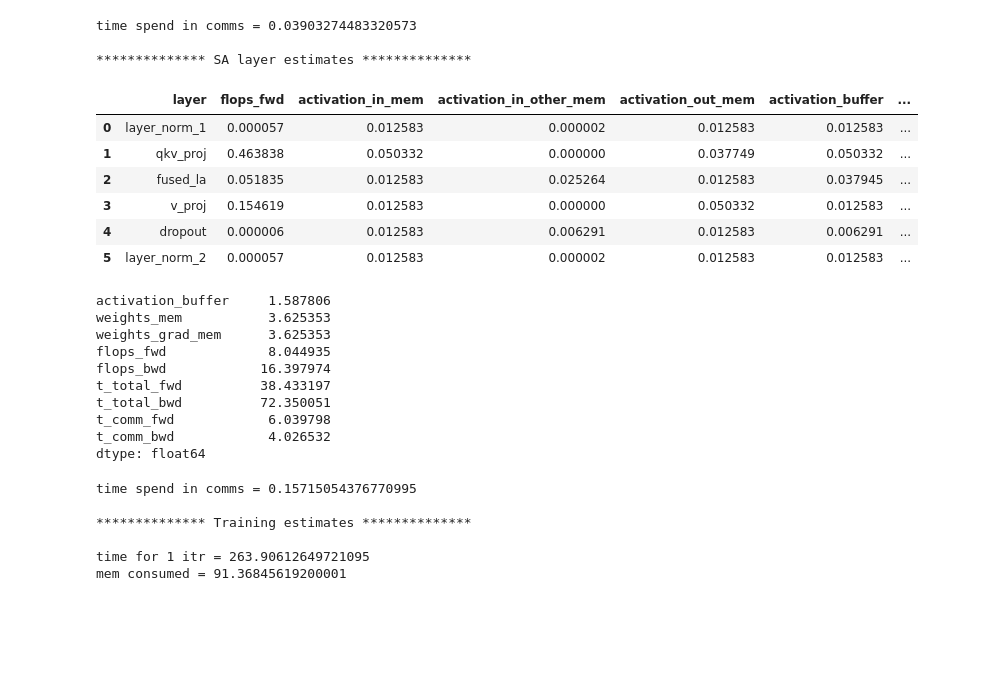
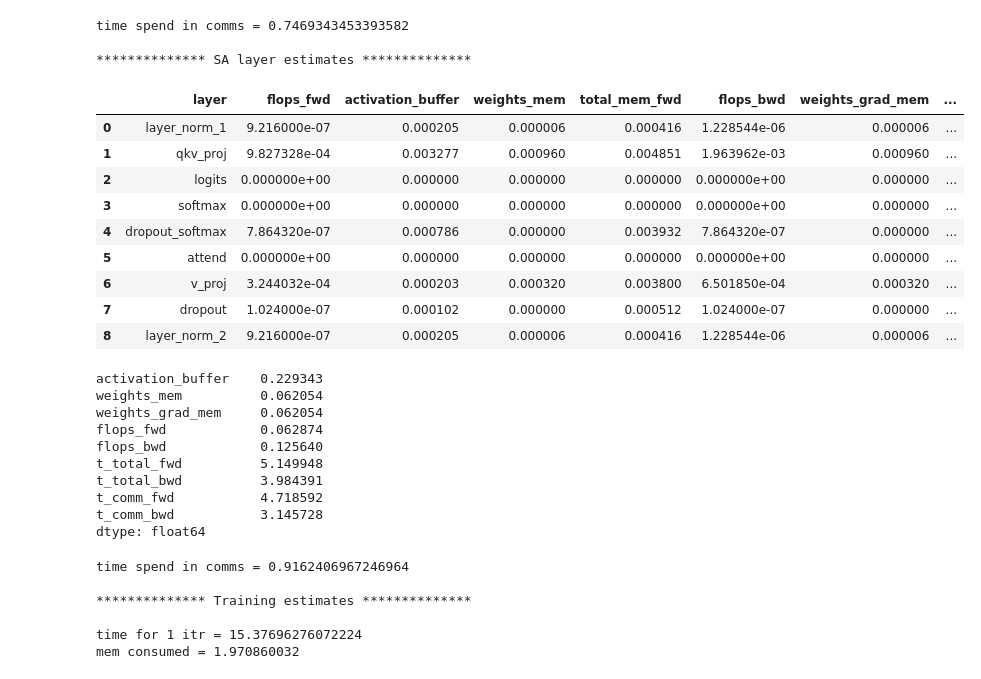
Before and after one commit to ShashankSubramanian/transformer-perf-estimates, a Jupyter notebook: transformer_estimates.ipynb, the cells around one changed output. Drawn from its saved outputs; the diff is of its cells as text; code cells hidden in the pictures; blank space fills up the shorter version.

Commit message:
added 2d to logit-attend, some bw bugfixes, 2d notebook updates

```diff
--- a/transformer_estimates.ipynb
+++ b/transformer_estimates.ipynb
@@ -39,15 +39,15 @@ def compute_timings_and_stats(summary, system):
     use_empirical = False
     summary['comm_topology'] = summary.apply(lambda x: get_topology(x["comm_size"], system=system), axis=1)
     summary['t_comm_fwd'] = summary.apply(lambda x: get_time_comm(x["comm_fwd"],
-                                                                  n_gpus=x["comm_size"],
-                                                                  comm_type=x["comm_fwd_type"],
-                                                                  topology=x["comm_topology"],
+                                                                  n_gpuss=x["comm_size"],
+                                                                  comm_types=x["comm_fwd_type"],
+                                                                  topologys=x["comm_topology"],
                                                                   empirical=use_empirical,
                                                                   system=system), axis=1)
     summary['t_comm_bwd'] = summary.apply(lambda x: get_time_comm(x["comm_bwd"],
-                                                                  n_gpus=x["comm_size"],
-                                                                  comm_type=x["comm_bwd_type"],
-                                                                  topology=x["comm_topology"],
+                                                                  n_gpuss=x["comm_size"],
+                                                                  comm_types=x["comm_bwd_type"],
+                                                                  topologys=x["comm_topology"],
                                                                   empirical=use_empirical,
                                                                   system=system), axis=1)
 
@@ -274,7 +274,7 @@ def self_attention_estimates(b, l, e, h, element_size=4E-6, mask_element_size=1E
         ######################################################################################################################################################
         ######################################################################################################################################################
 
-        stats = softmax_estimates(b, l, h // m1, element_size=element_size, flops_units=flops_units)
+        stats = softmax_estimates(b, l, l, h // m1, element_size=element_size, flops_units=flops_units)
         stats["layer"] = "softmax"
         summary.append(stats)
 
@@ -340,11 +340,18 @@ b = 1
 patch = 16
 ih = 720
 iw = 1440
-l = 2048 #ih // patch * iw // patch
-e = 12288
+
+gpt2 = {'l': 1024, 'e': 1600, 'h': 12, 'depth': 48}
+gpt3 = {'l': 2048, 'e': 12288, 'h': 96, 'depth': 96}
+gpt3_lowdepth = {'l': 2048, 'e': 12288, 'h': 96, 'depth': 96 // 8}
+vit_era5 = {'l': 16200, 'e': 2048, 'h': 16, 'depth': 24}
+
+model = gpt2
+l = model['l']
+e = model['e']
 f = 4 * e
-h = 96
-depth = 96 // 8
+h = model['h']
+depth = model['depth']
 fp32_sz = 4E-9
 fp16_sz = 2E-9
 int_sz = 1E-9
@@ -353,7 +360,7 @@ flops_units = 1E-12 # teraflops
 print("model: batch size = {}, seq length = {}, embed = {}, attention heads = {}, depth = {}".format(b, l, e, h, depth))
 
 ### model parallelism
-parallelism = {'m1': 4,
+parallelism = {'m1': 16,
                'm2': 1}
 ### system configs
 system = {'matrix_flops_fp16': 312,
@@ -374,7 +381,7 @@ cols = ['layer'] + cols
 
 # self attention
 df_sa = self_attention_estimates(b, l, e, h, element_size=fp16_sz, mask_element_size=int_sz, flops_units=flops_units,
-                                 flash_attention=True, parallelism=parallelism, system=system)
+                                 flash_attention=False, parallelism=parallelism, system=system)
 
 # sum these columns (mem in buffer: activation buffers, weights, weights_grads, total flops, timings)
 layer_track_cols = ['activation_buffer', 'weights_mem',
@@ -402,6 +409,6 @@ print('time for 1 itr = {}'.format(t_itr))
 f1 = 3 # 1 fp16 wt, 1 fp32 copy
 f2 = 5 # 1 pfp16 grad, 2 fp32 means and variances
 mem = (df_mlp['weights_mem'].sum() * f1 + df_mlp['weights_grad_mem'].sum() * f2 + df_mlp['activation_buffer'].sum() +
-       df_sa['weights_mem'].sum() * f1 + df_sa['weights_grad_mem'].sum() * f2 + df_mlp['activation_buffer'].sum()) * depth
+       df_sa['weights_mem'].sum() * f1 + df_sa['weights_grad_mem'].sum() * f2 + df_sa['activation_buffer'].sum()) * depth
 print('mem consumed = {}'.format(mem))
 # %% [output]
@@ -427,30 +434,33 @@ t_comm_bwd             4.026532
 dtype: float64
-time spend in comms = 0.03903274483320573
+time spend in comms = 0.7469343453393582
 
 ************** SA layer estimates **************
-|  | layer | flops_fwd | activation_in_mem | activation_in_other_mem | activation_out_mem | activation_buffer | ... |
-| 0 | layer_norm_1 | 0.000057 | 0.012583 | 0.000002 | 0.012583 | 0.012583 | ... |
-| 1 | qkv_proj | 0.463838 | 0.050332 | 0.000000 | 0.037749 | 0.050332 | ... |
-| 2 | fused_la | 0.051835 | 0.012583 | 0.025264 | 0.012583 | 0.037945 | ... |
-| 3 | v_proj | 0.154619 | 0.012583 | 0.000000 | 0.050332 | 0.012583 | ... |
-| 4 | dropout | 0.000006 | 0.012583 | 0.006291 | 0.012583 | 0.006291 | ... |
-| 5 | layer_norm_2 | 0.000057 | 0.012583 | 0.000002 | 0.012583 | 0.012583 | ... |
+|  | layer | flops_fwd | activation_buffer | weights_mem | total_mem_fwd | flops_bwd | weights_grad_mem | ... |
+| 0 | layer_norm_1 | 9.216000e-07 | 0.000205 | 0.000006 | 0.000416 | 1.228544e-06 | 0.000006 | ... |
+| 1 | qkv_proj | 9.827328e-04 | 0.003277 | 0.000960 | 0.004851 | 1.963962e-03 | 0.000960 | ... |
+| 2 | logits | 0.000000e+00 | 0.000000 | 0.000000 | 0.000000 | 0.000000e+00 | 0.000000 | ... |
+| 3 | softmax | 0.000000e+00 | 0.000000 | 0.000000 | 0.000000 | 0.000000e+00 | 0.000000 | ... |
+| 4 | dropout_softmax | 7.864320e-07 | 0.000786 | 0.000000 | 0.003932 | 7.864320e-07 | 0.000000 | ... |
+| 5 | attend | 0.000000e+00 | 0.000000 | 0.000000 | 0.000000 | 0.000000e+00 | 0.000000 | ... |
+| 6 | v_proj | 3.244032e-04 | 0.000203 | 0.000320 | 0.003800 | 6.501850e-04 | 0.000320 | ... |
+| 7 | dropout | 1.024000e-07 | 0.000102 | 0.000000 | 0.000512 | 1.024000e-07 | 0.000000 | ... |
+| 8 | layer_norm_2 | 9.216000e-07 | 0.000205 | 0.000006 | 0.000416 | 1.228544e-06 | 0.000006 | ... |
-activation_buffer     1.587806
-weights_mem           3.625353
-weights_grad_mem      3.625353
-flops_fwd             8.044935
-flops_bwd            16.397974
-t_total_fwd          38.433197
-t_total_bwd          72.350051
-t_comm_fwd            6.039798
-t_comm_bwd            4.026532
+activation_buffer    0.229343
+weights_mem          0.062054
+weights_grad_mem     0.062054
+flops_fwd            0.062874
+flops_bwd            0.125640
+t_total_fwd          5.149948
+t_total_bwd          3.984391
+t_comm_fwd           4.718592
+t_comm_bwd           3.145728
 dtype: float64
-time spend in comms = 0.15715054376770995
+time spend in comms = 0.9162406967246964
 
 ************** Training estimates **************
 
-time for 1 itr = 263.90612649721095
-mem consumed = 91.36845619200001
+time for 1 itr = 15.37696276072224
+mem consumed = 1.970860032
 # %%
 def plot(n_gpus, parallelism, system, axs, lgnd=['MLP', 'SA'], lgnd_tot=['nvlink1'], lfmt="-"):
     t_frac_mlp = []
```
Also changed, not shown: parts of 2 cells of this notebook, 5 other files.
